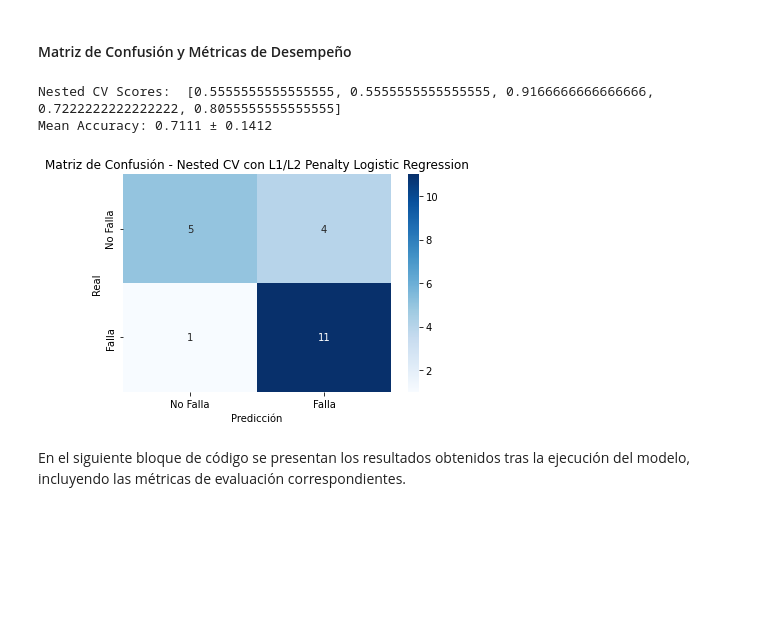
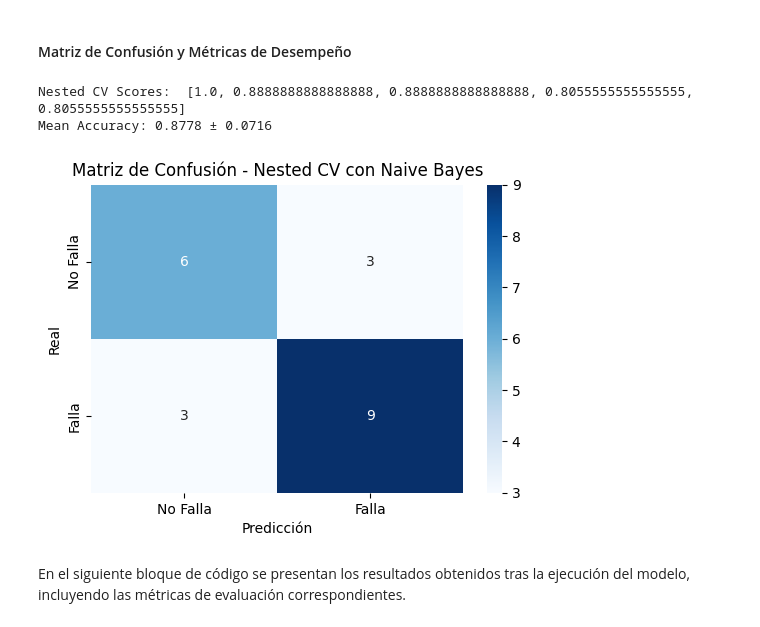
Before and after one commit to Iaibanez/jbook_ml202510, a Jupyter notebook: _sources/ML_Models.ipynb, the cells around one changed output. Cells and saved outputs as stored; diff of their text form; code cells hidden in the pictures; blank space fills up the shorter version.

```diff
--- a/_sources/ML_Models.ipynb
+++ b/_sources/ML_Models.ipynb
@@ -414,22 +416,22 @@ Mejores hiperparámetros globales: {'var_smoothing': 1e-09}
 # %%
 # Mostrar resultados de Nested Cross-Validation
 print("Nested CV Scores: ", nested_scores)
 print("Mean Accuracy: {:.4f} ± {:.4f}".format(np.mean(nested_scores), np.std(nested_scores)))
 
 # Matriz de Confusión
 conf_matrix = confusion_matrix(all_y_true, all_y_pred)
 
 # Visualizar la Matriz de Confusión
 plt.figure(figsize=(6, 4))
 sns.heatmap(conf_matrix, annot=True, fmt="d", cmap="Blues", xticklabels=["No Falla", "Falla"], yticklabels=["No Falla", "Falla"])
 plt.xlabel("Predicción")
 plt.ylabel("Real")
-plt.title("Matriz de Confusión - Nested CV con L1/L2 Penalty Logistic Regression")
+plt.title("Matriz de Confusión - Nested CV con Naive Bayes")
 plt.show()
 # %% [output]
-Nested CV Scores:  [0.5555555555555555, 0.5555555555555555, 0.9166666666666666, 0.7222222222222222, 0.8055555555555555]
-Mean Accuracy: 0.7111 ± 0.1412
+Nested CV Scores:  [1.0, 0.8888888888888888, 0.8888888888888888, 0.8055555555555555, 0.8055555555555555]
+Mean Accuracy: 0.8778 ± 0.0716
-[figure, old version]
+[figure, new version]
 # %% [markdown]
 En el siguiente bloque de código se presentan los resultados obtenidos tras la ejecución del modelo, incluyendo las métricas de evaluación correspondientes.
 # %%
```
Also changed, not shown: parts of 39 cells of this notebook, 20 other files.
